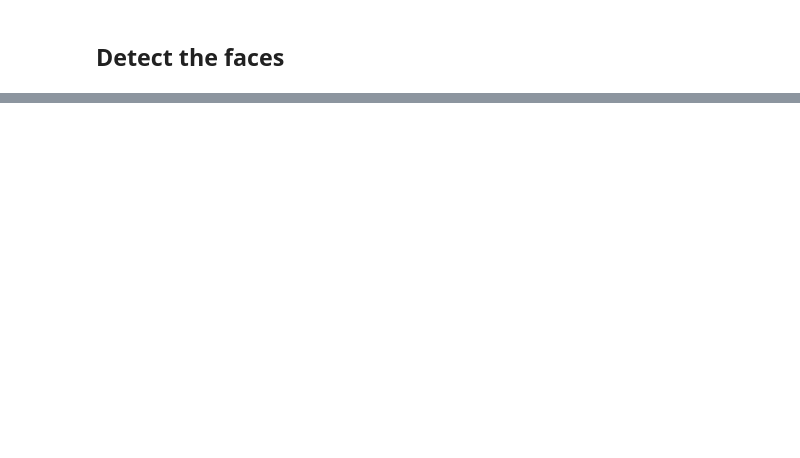
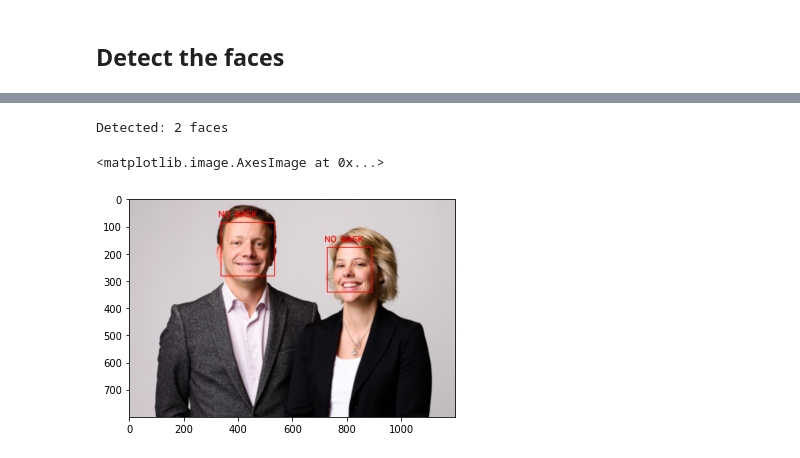
Before and after one commit to ceasarre/Face-mask-detector, a Jupyter notebook: face_detection_photo.ipynb, the cells around one changed output, grey strips where cells are left out. Cells and saved outputs as stored; diff of their text form; code cells hidden in the pictures; blank space fills up the shorter version.

```diff
--- a/face_detection_photo.ipynb
+++ b/face_detection_photo.ipynb
@@ -60,0 +45,77 @@ IndexError: only integers, slices (`:`), ellipsis (`...`), numpy.newaxis (`None`
+# %%
+import os
+import numpy as np
+from tensorflow.keras.models import load_model
+
+IMAGE_PATH = r'res\couple.jpg'
+
+cascPath = os.path.dirname(
+    cv2.__file__) + "/data/haarcascade_frontalface_alt2.xml"
+faceCascade = cv2.CascadeClassifier(cascPath)
+
+MASK_CLASSIFIER_PATH = r'models\model_20211129-160452.h5'
+
+mask_classiefier = load_model(MASK_CLASSIFIER_PATH)
+
+image = cv2.imread(IMAGE_PATH)
+image = cv2.resize(image, (1200,800))
+gray = cv2.cvtColor(image, cv2.COLOR_BGR2GRAY)
+color_mask = (0, 255, 0)
+color_no_mask = (0,0,255)
+
+width_sec = 160
+height_sec = 160
+depth_sec = 3
+
+# Text info
+font = cv2.FONT_HERSHEY_SIMPLEX
+fontScale = 1
+
+# faces_detected = []
+
+# detect faces
+faces = faceCascade.detectMultiScale(gray,
+                                    scaleFactor=1.1,
+                                    minNeighbors=8,
+                                    minSize=(60, 60),
+                                    flags=cv2.CASCADE_SCALE_IMAGE)
+
+
+# Debug info
+print("Detected: {} faces".format(len(faces)))
+
+
+for (x,y,w,h) in faces:
+
+    detected = np.zeros(shape=(w,h,3))
+    detected = image[y : y + h, x : x + w, :]
+    # faces_detected.append(detected)
+    # cv2.rectangle(image, (x, y), (x + w, y + h),(0,255,0), 2)
+
+    # detect mask
+    # resize image to the next classifier
+    detected = cv2.resize(detected, (width_sec,height_sec))
+
+    # add new dimension
+
+    detected = detected[np.newaxis, ...]
+    check_mask = np.argmax(mask_classiefier.predict(detected))
+
+    # According to classifier class 0 is mask on face
+    # Class 1 is no mask detected on face
+    if check_mask == 0:
+        cv2.rectangle(image, (x, y), (x + w, y + h), color_mask, 2)
+        cv2.putText(image, 'Mask', (x - 10, y-20 ), font,
+                   fontScale, color_mask, thickness, cv2.LINE_AA)
+    else:
+        cv2.rectangle(image, (x, y), (x + w, y + h), color_no_mask, 2)
+        cv2.putText(image, 'NO MASK', (x - 10, y-20 ), font,
+                    fontScale, color_no_mask, thickness, cv2.LINE_AA)
+
+
+
+plt.imshow(cv2.cvtColor(image, cv2.COLOR_BGR2RGB))
+# %% [output]
+Detected: 2 faces
+<matplotlib.image.AxesImage at 0x...>
+[figure, added]
```
Also changed, not shown: parts of 4 cells of this notebook, 2 other files.
